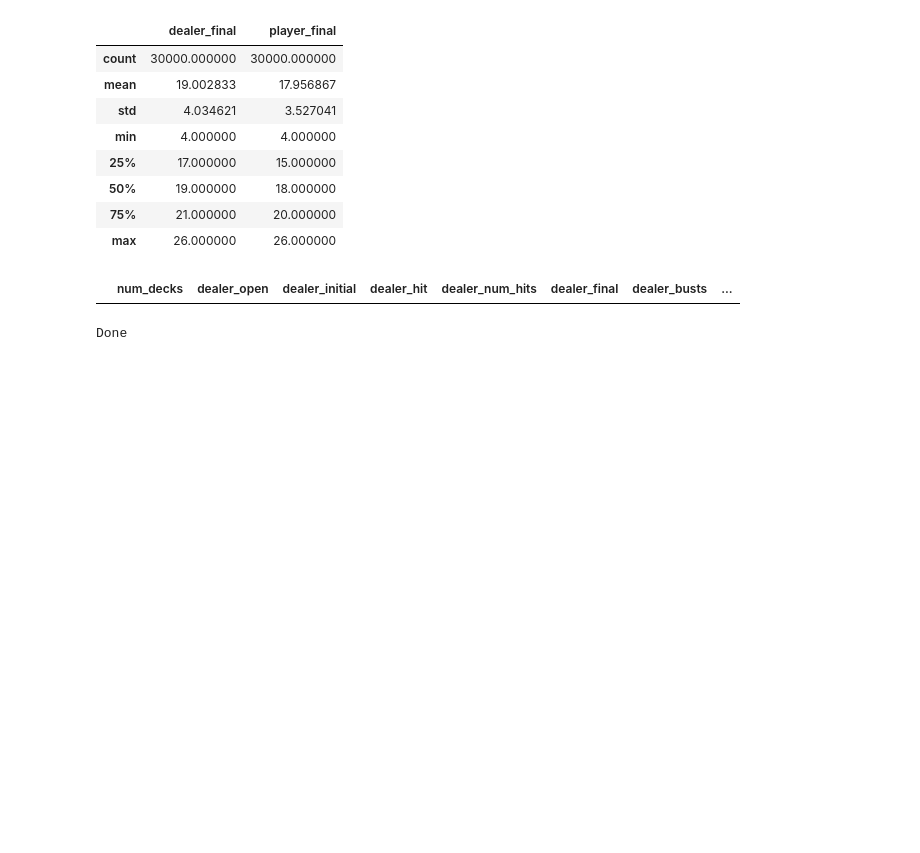
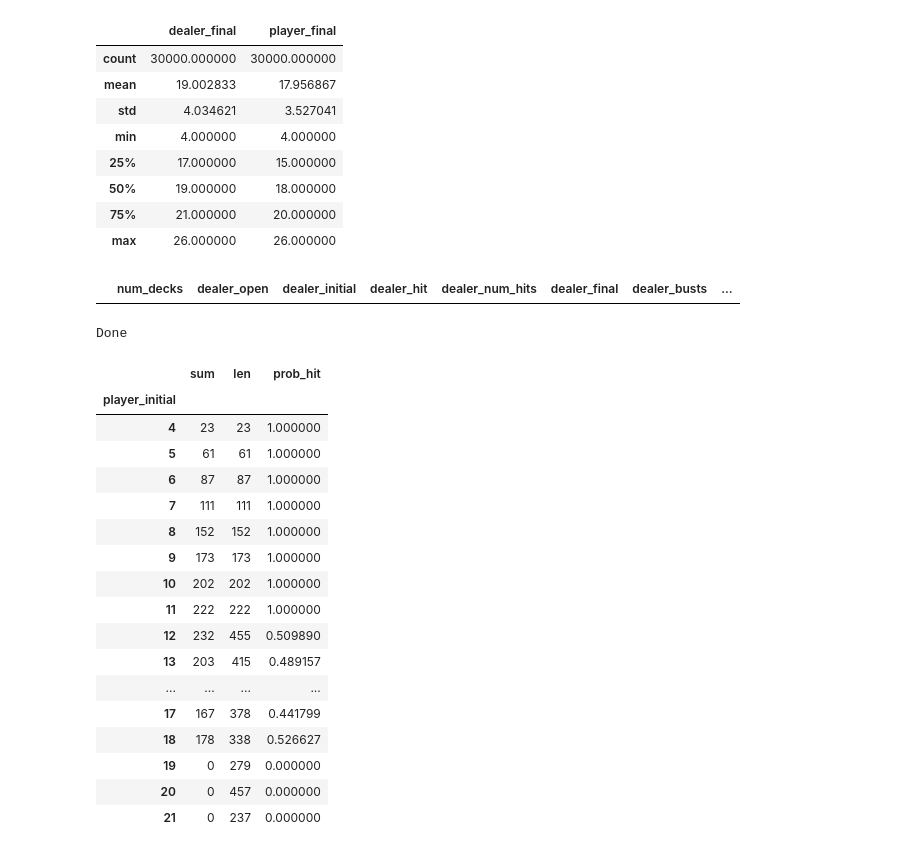
Before and after one commit to jocelyn-ong/data-science-projects, a Jupyter notebook: others/blackjack/blackjack.ipynb, the cells around one changed output. Drawn from its saved outputs; the diff is of its cells as text; code cells hidden in the pictures; blank space fills up the shorter version.

```diff
--- a/others/blackjack/blackjack.ipynb
+++ b/others/blackjack/blackjack.ipynb
@@ -203,6 +203,8 @@ def sim_game(num_decks=1, strategy=0):
                     player_hit = 1
                     player_num_hits += 1
                     game_deck.deal(player_hand)
+                else:
+                    break
         # If strategy is recommended, stand on 17 and above
         else:
             if dealer_open <= 6:
@@ -524,3 +526,27 @@ for i in seventeens:
 print ("Done")
 # %% [output]
 Done
+# %%
+# Check randomness of hits for random strategy
+hitting = ran[ran.dealer_initial != 21].groupby("player_initial")["player_hit"].agg([sum,len])
+hitting["prob_hit"] = hitting["sum"]/hitting["len"]
+hitting
+# %% [output]
+|  | sum | len | prob_hit |
+| player_initial |  |  |  |
+| 4 | 23 | 23 | 1.000000 |
+| 5 | 61 | 61 | 1.000000 |
+| 6 | 87 | 87 | 1.000000 |
+| 7 | 111 | 111 | 1.000000 |
+| 8 | 152 | 152 | 1.000000 |
+| 9 | 173 | 173 | 1.000000 |
+| 10 | 202 | 202 | 1.000000 |
+| 11 | 222 | 222 | 1.000000 |
+| 12 | 232 | 455 | 0.509890 |
+| 13 | 203 | 415 | 0.489157 |
+| ... | ... | ... | ... |
+| 17 | 167 | 378 | 0.441799 |
+| 18 | 178 | 338 | 0.526627 |
+| 19 | 0 | 279 | 0.000000 |
+| 20 | 0 | 457 | 0.000000 |
+| 21 | 0 | 237 | 0.000000 |
```
